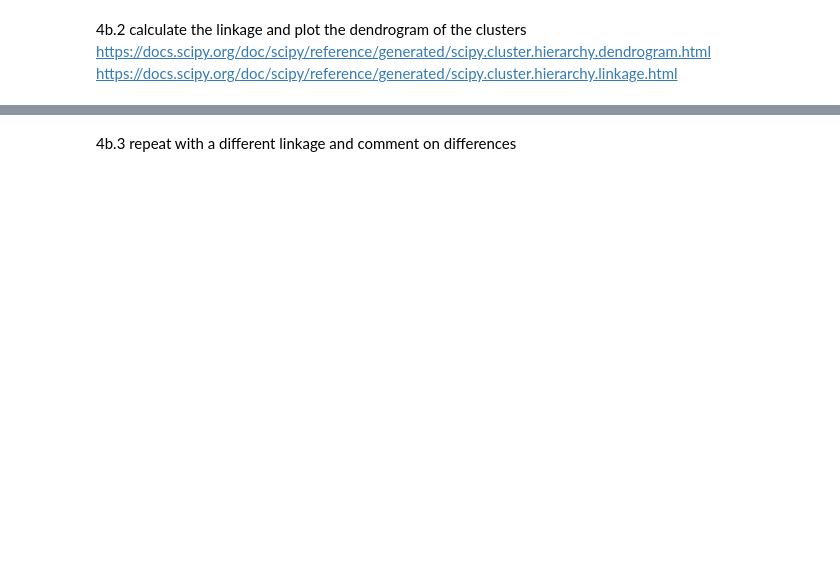
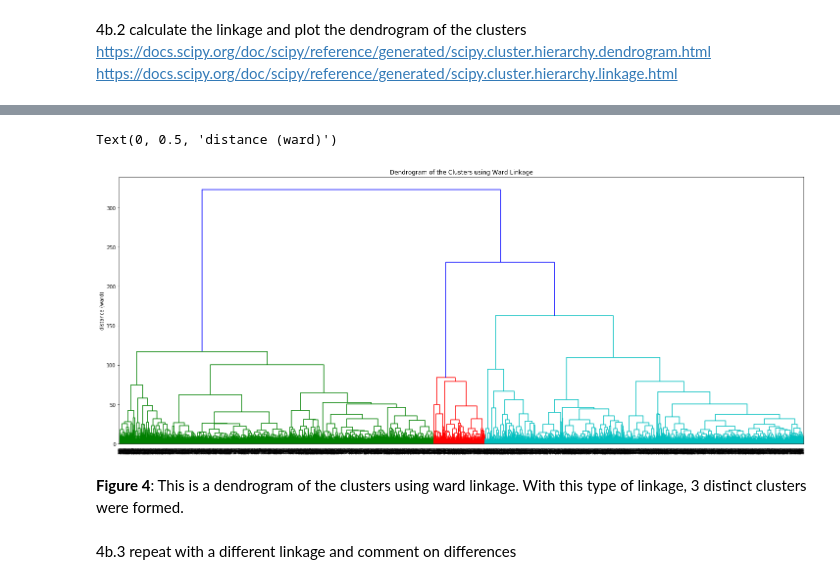
Before and after one commit to cath19/DSPS_-charty-, a Jupyter notebook: HW10/clusteringGenes_cHarty.ipynb, the cells around one changed output, grey strips where cells are left out. Drawn from its saved outputs; the diff is of its cells as text; code cells hidden in the pictures; blank space fills up the shorter version.

```diff
--- a/HW10/clusteringGenes_cHarty.ipynb
+++ b/HW10/clusteringGenes_cHarty.ipynb
@@ -142,2 +197,13 @@ from scipy.cluster.hierarchy import dendrogram, linkage
+# %%
+plt.figure(figsize=(25, 10))
+plt.title('Dendrogram of the Clusters using Ward Linkage')
+Z = linkage(scaledgenes, 'ward')
+dendrogram(Z);
+plt.ylabel('distance (ward)')
+# %% [output]
+Text(0, 0.5, 'distance (ward)')
+[figure, added]
+# %% [markdown]
+**Figure 4**: This is a dendrogram of the clusters using ward linkage. With this type of linkage, 3 distinct clusters were formed.
 # %% [markdown]
 4b.3 repeat with a different linkage and comment on differences
```
Also changed, not shown: parts of 22 cells of this notebook.
